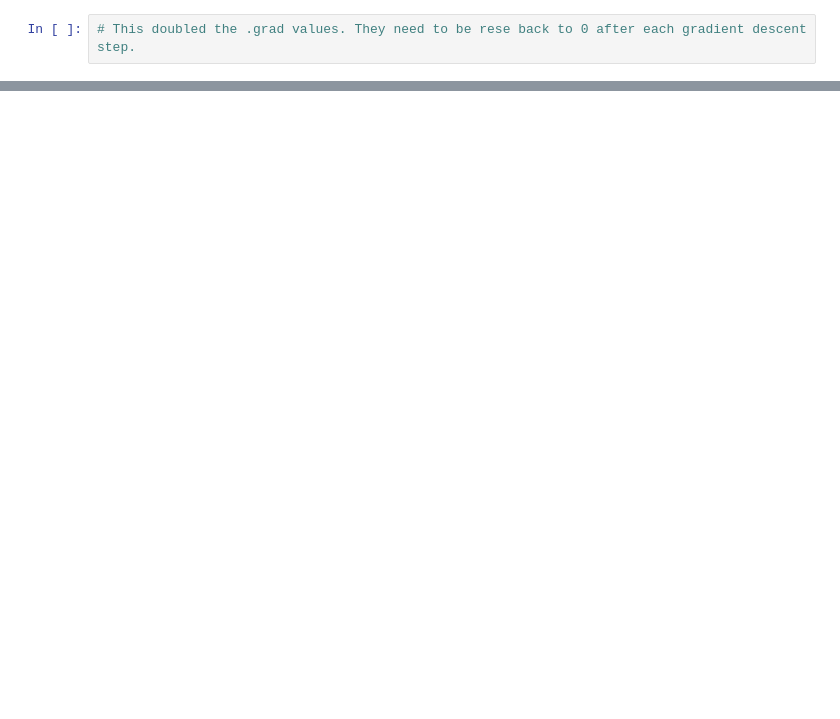
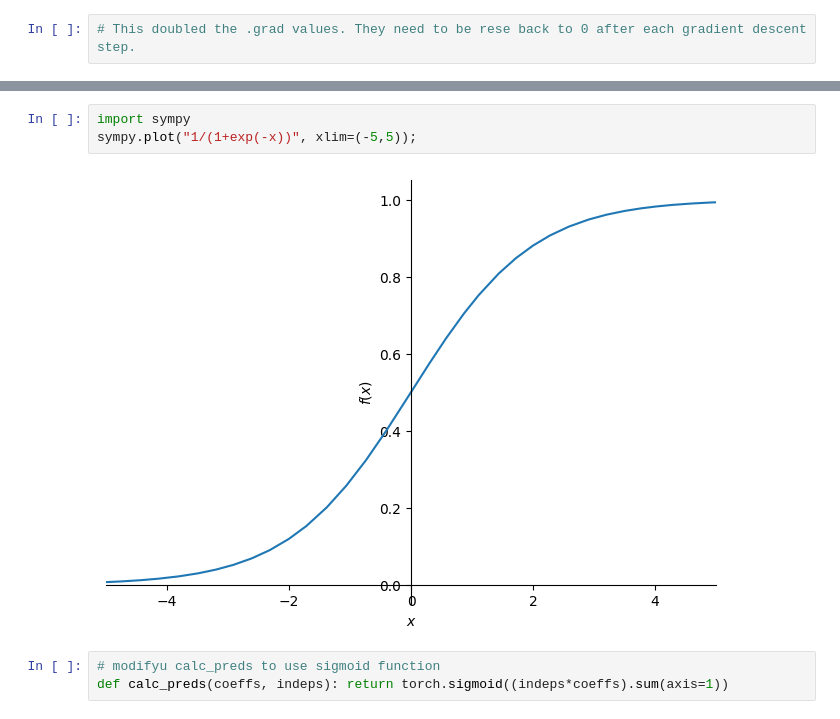
Before and after one commit to mendhak/fastai_lessons, a Jupyter notebook: 017_linear_model_neural_net_from_scratch.ipynb, the cells around one changed output, grey strips where cells are left out. Saved outputs shown, nothing was run; the diff lists cells and outputs as text; blank space fills up the shorter version.

Commit message:
With sigmoid

```diff
--- a/017_linear_model_neural_net_from_scratch.ipynb
+++ b/017_linear_model_neural_net_from_scratch.ipynb
@@ -317,0 +392,8 @@ tensor(0.4016)
+# %%
+import sympy
+sympy.plot("1/(1+exp(-x))", xlim=(-5,5));
+# %% [output]
+[figure, added]
+# %%
+# modifyu calc_preds to use sigmoid function
+def calc_preds(coeffs, indeps): return torch.sigmoid((indeps*coeffs).sum(axis=1))
```
Also changed, not shown: parts of 25 cells of this notebook.
